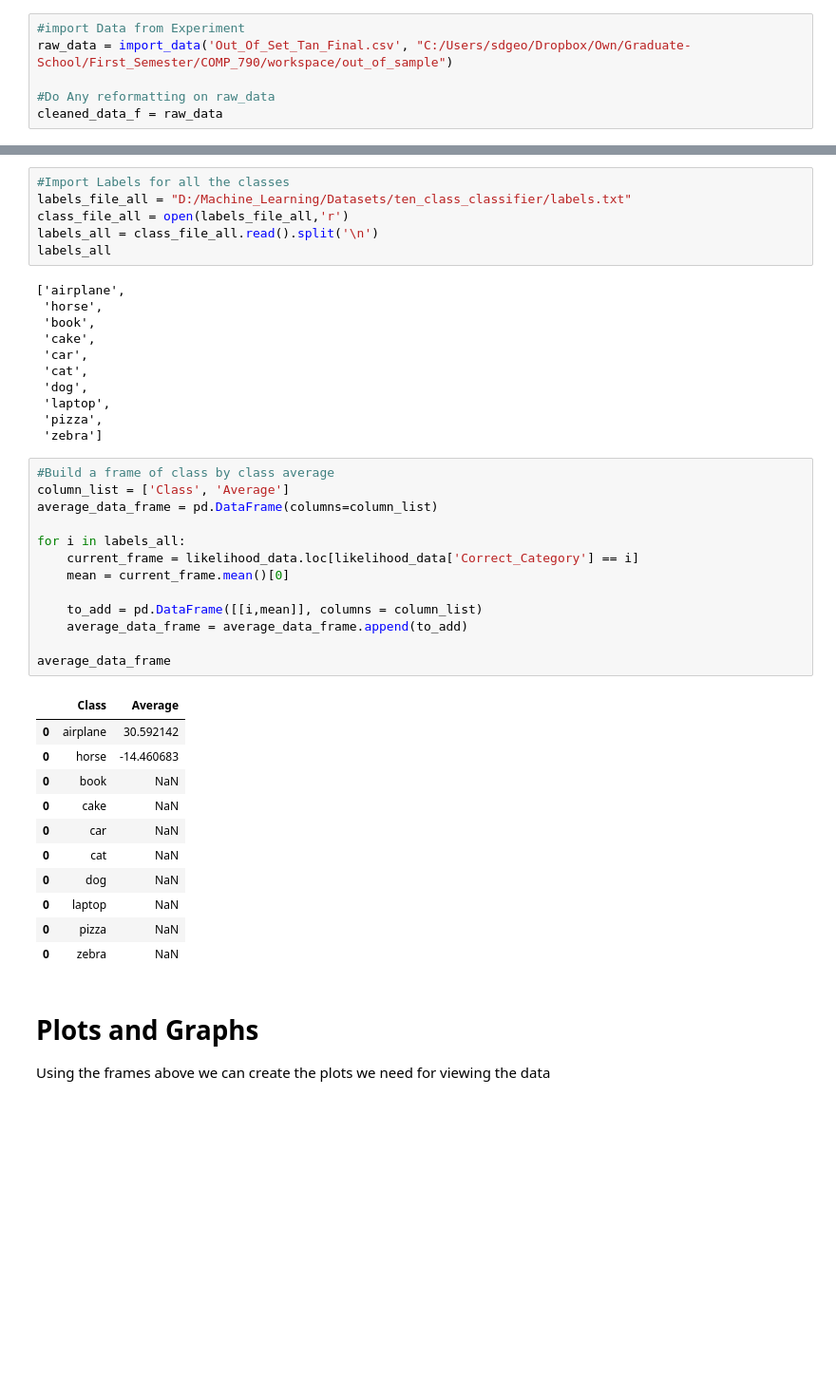
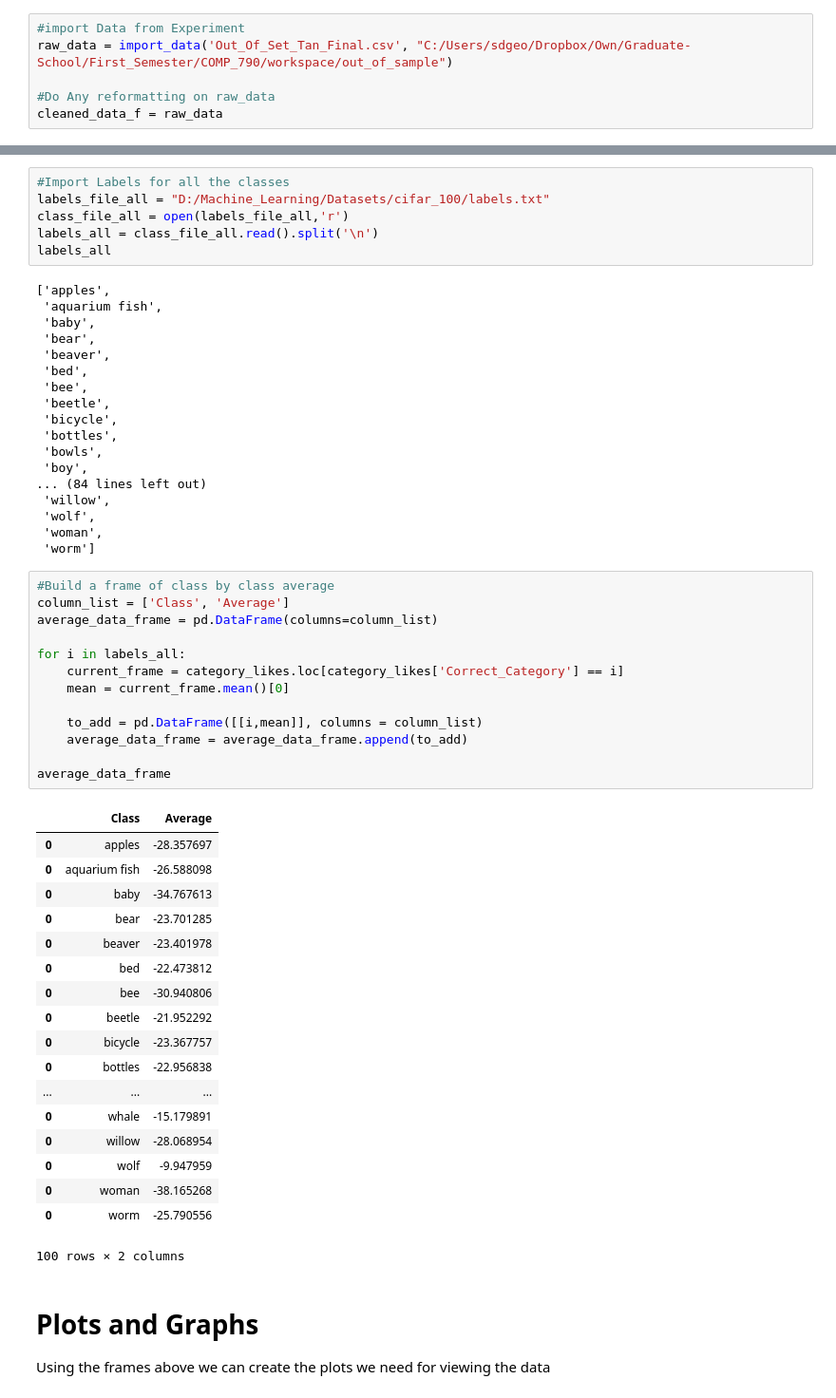
Before and after one commit to SamuelDGeorge/out_of_sample, a Jupyter notebook: Figure_Creation.ipynb, the cells around one changed output, grey strips where cells are left out. Shown at 95% size. Drawn from its saved outputs; the diff is of its cells as text; blank space fills up the shorter version.

```diff
--- a/Figure_Creation.ipynb
+++ b/Figure_Creation.ipynb
@@ -91,45 +91,59 @@ category_likes.describe()
 # %%
 #Import Labels for all the classes
-labels_file_all = "D:/Machine_Learning/Datasets/ten_class_classifier/labels.txt"
+labels_file_all = "D:/Machine_Learning/Datasets/cifar_100/labels.txt"
 class_file_all = open(labels_file_all,'r')
 labels_all = class_file_all.read().split('\n')
 labels_all
 # %% [output]
-['airplane',
- 'horse',
- 'book',
- 'cake',
- 'car',
- 'cat',
- 'dog',
- 'laptop',
- 'pizza',
- 'zebra']
+['apples',
+ 'aquarium fish',
+ 'baby',
+ 'bear',
+ 'beaver',
+ 'bed',
+ 'bee',
+ 'beetle',
+ 'bicycle',
+ 'bottles',
+ 'bowls',
+ 'boy',
+... (84 lines left out)
+ 'willow',
+ 'wolf',
+ 'woman',
+ 'worm']
 # %%
 #Build a frame of class by class average
 column_list = ['Class', 'Average']
 average_data_frame = pd.DataFrame(columns=column_list)
 
 for i in labels_all:
-    current_frame = likelihood_data.loc[likelihood_data['Correct_Category'] == i]
+    current_frame = category_likes.loc[category_likes['Correct_Category'] == i]
     mean = current_frame.mean()[0]
 
     to_add = pd.DataFrame([[i,mean]], columns = column_list)
     average_data_frame = average_data_frame.append(to_add)
 
 average_data_frame
 # %% [output]
 |  | Class | Average |
-| 0 | airplane | 30.592142 |
-| 0 | horse | -14.460683 |
-| 0 | book | NaN |
-| 0 | cake | NaN |
-| 0 | car | NaN |
-| 0 | cat | NaN |
-| 0 | dog | NaN |
-| 0 | laptop | NaN |
-| 0 | pizza | NaN |
-| 0 | zebra | NaN |
+| 0 | apples | -28.357697 |
+| 0 | aquarium fish | -26.588098 |
+| 0 | baby | -34.767613 |
+| 0 | bear | -23.701285 |
+| 0 | beaver | -23.401978 |
+| 0 | bed | -22.473812 |
+| 0 | bee | -30.940806 |
+| 0 | beetle | -21.952292 |
+| 0 | bicycle | -23.367757 |
+| 0 | bottles | -22.956838 |
+| ... | ... | ... |
+| 0 | whale | -15.179891 |
+| 0 | willow | -28.068954 |
+| 0 | wolf | -9.947959 |
+| 0 | woman | -38.165268 |
+| 0 | worm | -25.790556 |
+100 rows × 2 columns
 # %% [markdown]
 # Plots and Graphs
 
```
Also changed, not shown: parts of 5 cells of this notebook, 9 other files.
